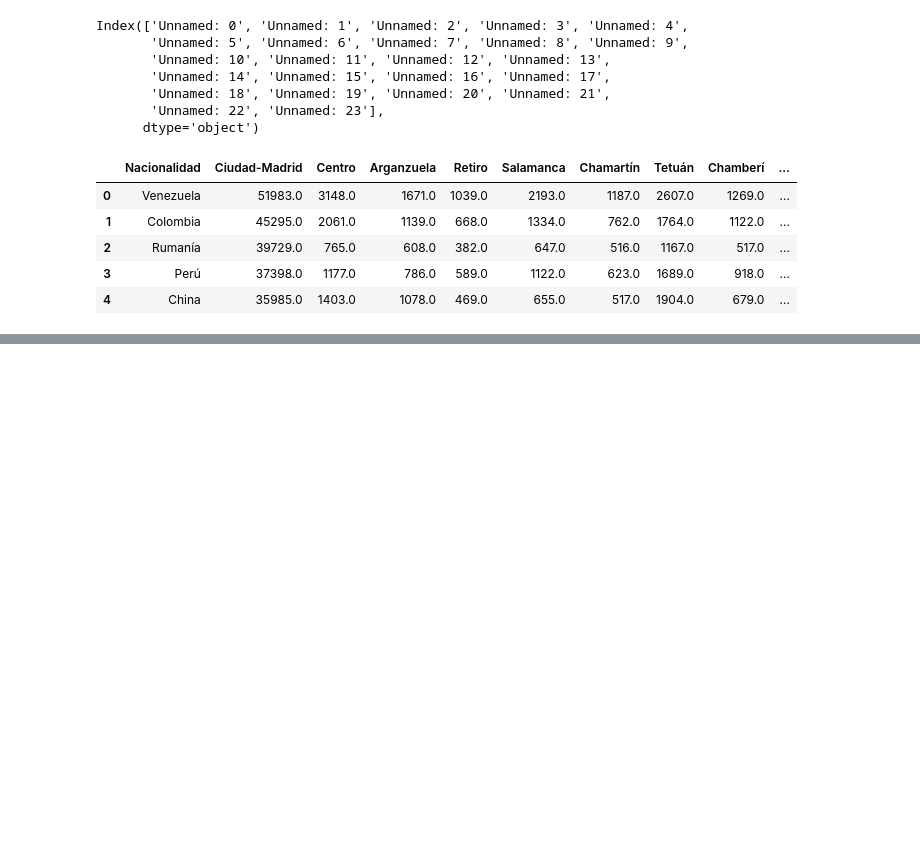
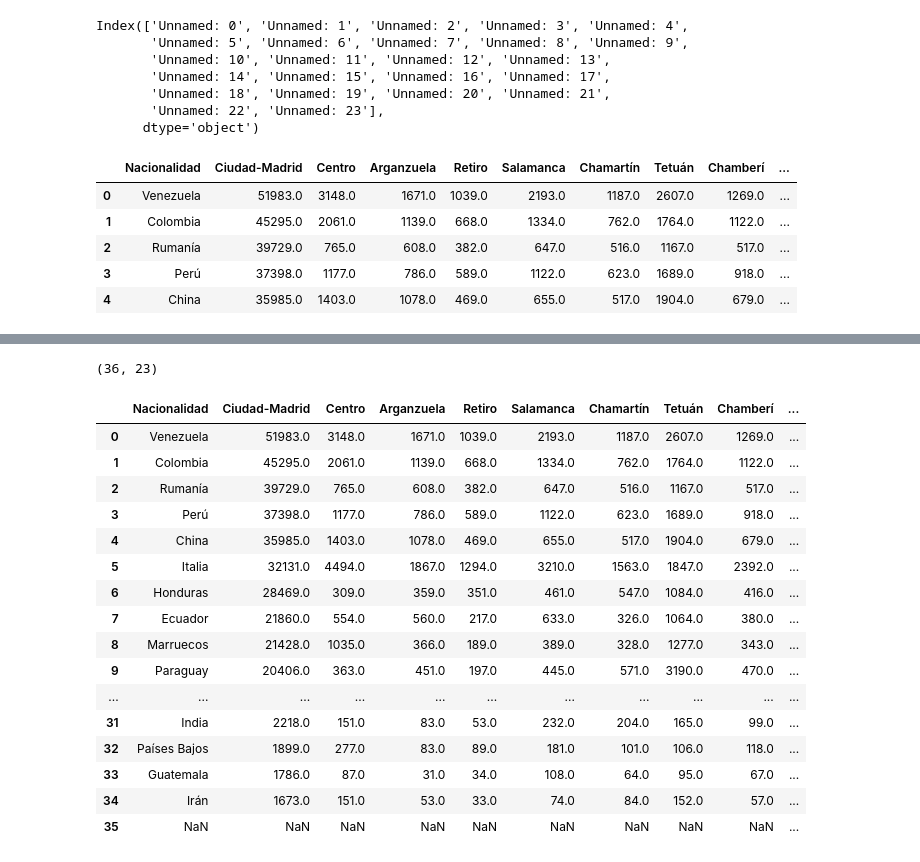
Before and after one commit to Adalab/promo-d-da-modulo3-sprint2-Elisa-Lorena, a Jupyter notebook: Inmigracion_Madrid.ipynb, the cells around one changed output, grey strips where cells are left out. Drawn from its saved outputs; the diff is of its cells as text; code cells hidden in the pictures; blank space fills up the shorter version.

```diff
--- a/Inmigracion_Madrid.ipynb
+++ b/Inmigracion_Madrid.ipynb
@@ -263,2 +351,28 @@ df_distritos2.head()
+# %%
+df_nacionalidad = df_distritos2.iloc[:-5]
+# %%
+df_nacionalidad.shape
+# %% [output]
+(36, 23)
+# %%
+df_nacionalidad
+# %% [output]
+|  | Nacionalidad | Ciudad-Madrid | Centro | Arganzuela | Retiro | Salamanca | Chamartín | Tetuán | Chamberí | ... |
+| 0 | Venezuela | 51983.0 | 3148.0 | 1671.0 | 1039.0 | 2193.0 | 1187.0 | 2607.0 | 1269.0 | ... |
+| 1 | Colombia | 45295.0 | 2061.0 | 1139.0 | 668.0 | 1334.0 | 762.0 | 1764.0 | 1122.0 | ... |
+| 2 | Rumanía | 39729.0 | 765.0 | 608.0 | 382.0 | 647.0 | 516.0 | 1167.0 | 517.0 | ... |
+| 3 | Perú | 37398.0 | 1177.0 | 786.0 | 589.0 | 1122.0 | 623.0 | 1689.0 | 918.0 | ... |
+| 4 | China | 35985.0 | 1403.0 | 1078.0 | 469.0 | 655.0 | 517.0 | 1904.0 | 679.0 | ... |
+| 5 | Italia | 32131.0 | 4494.0 | 1867.0 | 1294.0 | 3210.0 | 1563.0 | 1847.0 | 2392.0 | ... |
+| 6 | Honduras | 28469.0 | 309.0 | 359.0 | 351.0 | 461.0 | 547.0 | 1084.0 | 416.0 | ... |
+| 7 | Ecuador | 21860.0 | 554.0 | 560.0 | 217.0 | 633.0 | 326.0 | 1064.0 | 380.0 | ... |
+| 8 | Marruecos | 21428.0 | 1035.0 | 366.0 | 189.0 | 389.0 | 328.0 | 1277.0 | 343.0 | ... |
+| 9 | Paraguay | 20406.0 | 363.0 | 451.0 | 197.0 | 445.0 | 571.0 | 3190.0 | 470.0 | ... |
+| ... | ... | ... | ... | ... | ... | ... | ... | ... | ... | ... |
+| 31 | India | 2218.0 | 151.0 | 83.0 | 53.0 | 232.0 | 204.0 | 165.0 | 99.0 | ... |
+| 32 | Países Bajos | 1899.0 | 277.0 | 83.0 | 89.0 | 181.0 | 101.0 | 106.0 | 118.0 | ... |
+| 33 | Guatemala | 1786.0 | 87.0 | 31.0 | 34.0 | 108.0 | 64.0 | 95.0 | 67.0 | ... |
+| 34 | Irán | 1673.0 | 151.0 | 53.0 | 33.0 | 74.0 | 84.0 | 152.0 | 57.0 | ... |
+| 35 | NaN | NaN | NaN | NaN | NaN | NaN | NaN | NaN | NaN | ... |
 # %%
 df_distritos2.to_csv('datos/inmigracion_distritos.csv')
```
Also changed, not shown: parts of 12 cells of this notebook, 2 other files.
